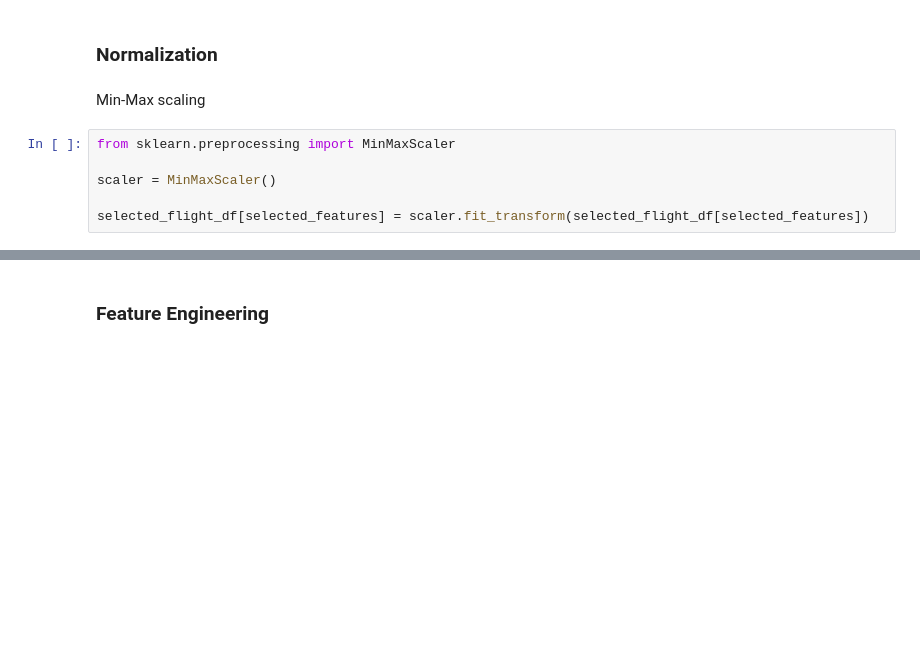
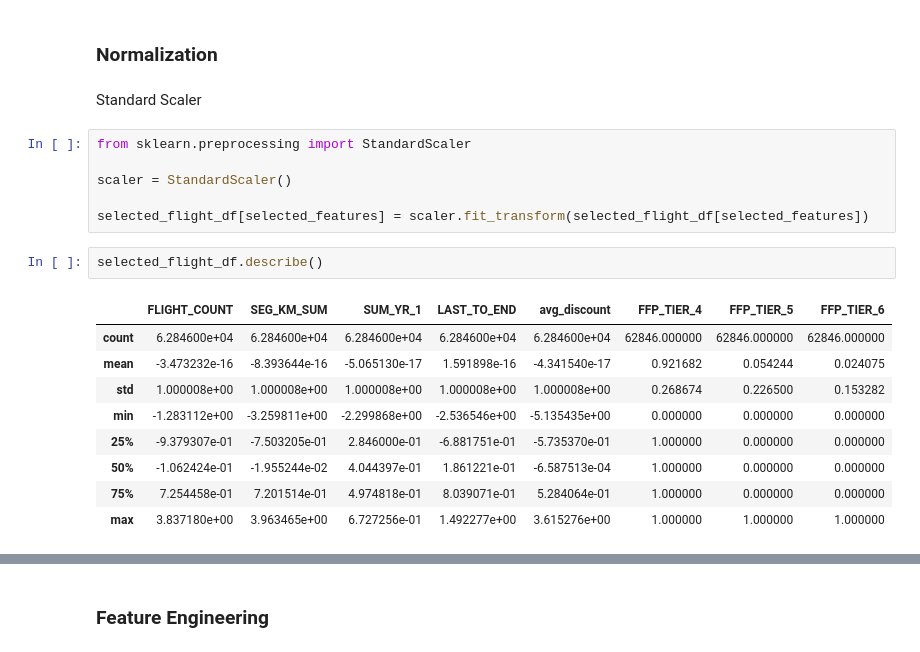
Before and after one commit to FiZufa/Rakamin-Homework, a Jupyter notebook: week16_unsupervised_learning/2_Data_preprocessing.ipynb, the cells around one changed output, grey strips where cells are left out. Saved outputs shown, nothing was run; the diff lists cells and outputs as text; blank space fills up the shorter version.

```diff
--- a/week16_unsupervised_learning/2_Data_preprocessing.ipynb
+++ b/week16_unsupervised_learning/2_Data_preprocessing.ipynb
@@ -322,11 +344,23 @@ selected_flight_df = selected_flight_df.drop(columns=['FFP_TIER'])
 # %% [markdown]
 ### Normalization
-# %% [markdown]
-Min-Max scaling
+# %% [markdown]
+Standard Scaler
 # %%
-from sklearn.preprocessing import MinMaxScaler
+from sklearn.preprocessing import StandardScaler
 
-scaler = MinMaxScaler()
+scaler = StandardScaler()
 
 selected_flight_df[selected_features] = scaler.fit_transform(selected_flight_df[selected_features])
+# %%
+selected_flight_df.describe()
+# %% [output]
+|  | FLIGHT_COUNT | SEG_KM_SUM | SUM_YR_1 | LAST_TO_END | avg_discount | FFP_TIER_4 | FFP_TIER_5 | FFP_TIER_6 |
+| count | 6.284600e+04 | 6.284600e+04 | 6.284600e+04 | 6.284600e+04 | 6.284600e+04 | 62846.000000 | 62846.000000 | 62846.000000 |
+| mean | -3.473232e-16 | -8.393644e-16 | -5.065130e-17 | 1.591898e-16 | -4.341540e-17 | 0.921682 | 0.054244 | 0.024075 |
+| std | 1.000008e+00 | 1.000008e+00 | 1.000008e+00 | 1.000008e+00 | 1.000008e+00 | 0.268674 | 0.226500 | 0.153282 |
+| min | -1.283112e+00 | -3.259811e+00 | -2.299868e+00 | -2.536546e+00 | -5.135435e+00 | 0.000000 | 0.000000 | 0.000000 |
+| 25% | -9.379307e-01 | -7.503205e-01 | 2.846000e-01 | -6.881751e-01 | -5.735370e-01 | 1.000000 | 0.000000 | 0.000000 |
+| 50% | -1.062424e-01 | -1.955244e-02 | 4.044397e-01 | 1.861221e-01 | -6.587513e-04 | 1.000000 | 0.000000 | 0.000000 |
+| 75% | 7.254458e-01 | 7.201514e-01 | 4.974818e-01 | 8.039071e-01 | 5.284064e-01 | 1.000000 | 0.000000 | 0.000000 |
+| max | 3.837180e+00 | 3.963465e+00 | 6.727256e-01 | 1.492277e+00 | 3.615276e+00 | 1.000000 | 1.000000 | 1.000000 |
 # %%
```
Also changed, not shown: parts of 8 cells of this notebook, 3 other files.
